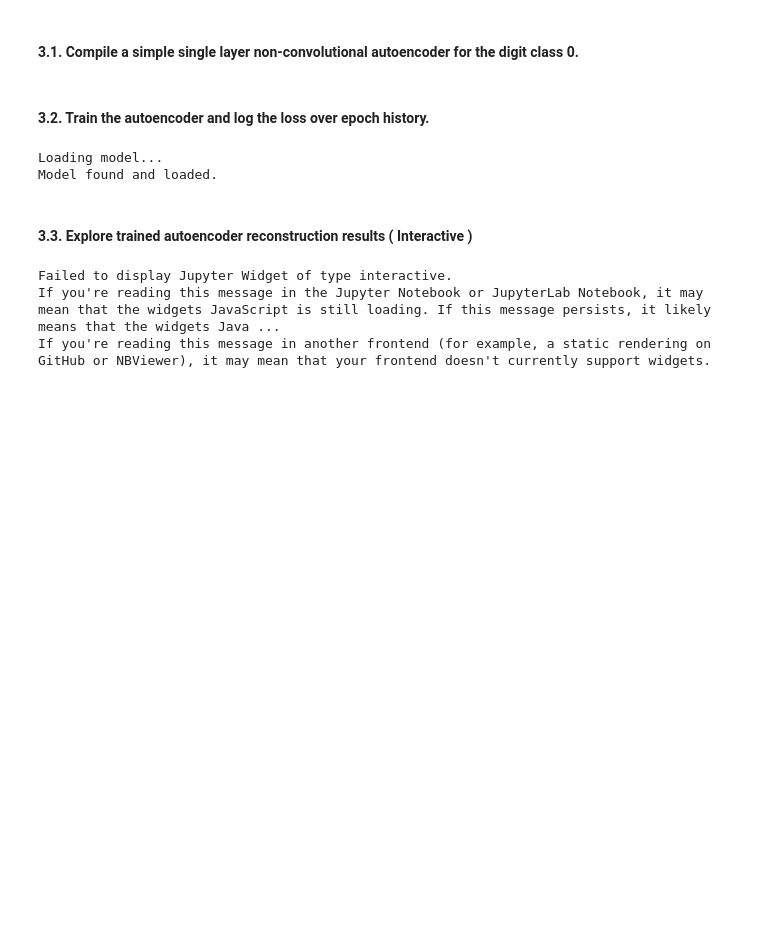
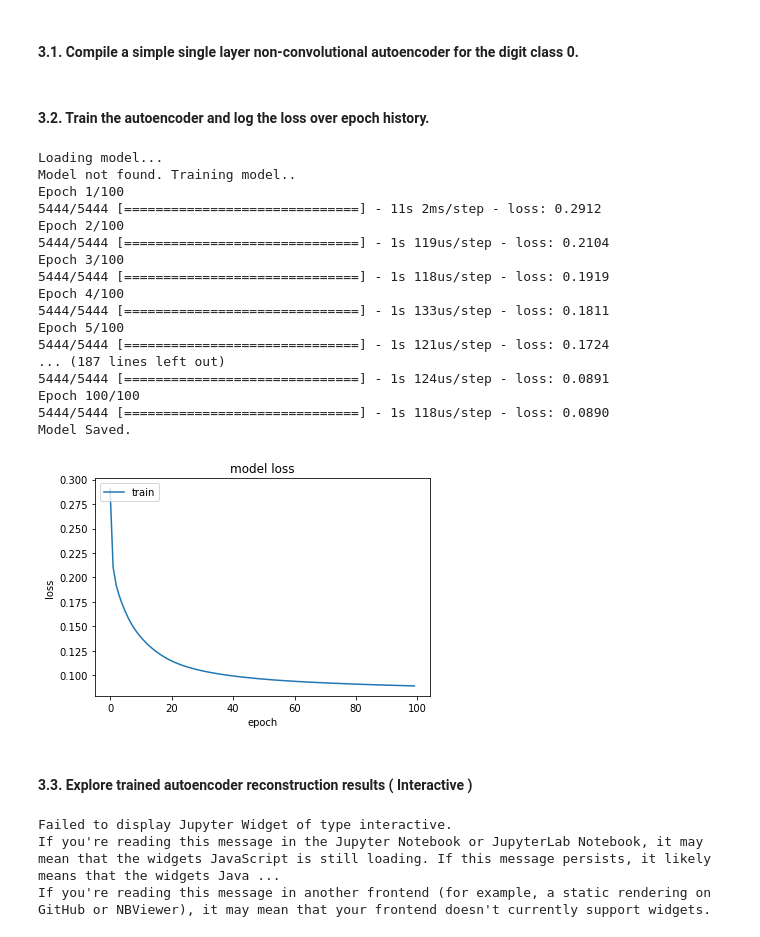
Before and after one commit to Andrewnetwork/DeepLearningInvestigations, a Jupyter notebook: MNIST/MNIST Autoencoder Experiments.ipynb, the cells around one changed output. Saved outputs shown, nothing was run; the diff lists cells and outputs as text; code cells hidden in the pictures; blank space fills up the shorter version.

```diff
--- a/MNIST/MNIST Autoencoder Experiments.ipynb
+++ b/MNIST/MNIST Autoencoder Experiments.ipynb
@@ -109,37 +111,53 @@ ae1.compile(optimizer='adadelta', loss='binary_crossentropy')
 # %% [markdown]
 #### 3.2. Train the autoencoder and log the loss over epoch history.
 # %%
-modelURI = "models/mnist_zero_autoencoder_1.h5"
+modelURI = "models/mnist_zero_autoencoder_1_64.h5"
 
 print("Loading model...")
 
 try:
     # Load model if found.
     ae1 = load_model(modelURI)
     print("Model found and loaded.")
 except:
     # Train model if model cannot be loaded.
     print("Model not found. Training model..")
 
     history = ae1.fit(digitDict[0], digitDict[0],
                     epochs=100,
                     batch_size=20,
                     shuffle=True,verbose=1)
 
     # Save our Model
     print("Model Saved.")
     ae1.save(modelURI)
 
     # summarize history for loss
     plt.plot(history.history['loss'])
     plt.title('model loss')
     plt.ylabel('loss')
     plt.xlabel('epoch')
     plt.legend(['train', 'test'], loc='upper left')
     plt.show()
 # %% [output]
 Loading model...
-Model found and loaded.
+Model not found. Training model..
+Epoch 1/100
+5444/5444 [==============================] - 11s 2ms/step - loss: 0.2912
+Epoch 2/100
+5444/5444 [==============================] - 1s 119us/step - loss: 0.2104
+Epoch 3/100
+5444/5444 [==============================] - 1s 118us/step - loss: 0.1919
+Epoch 4/100
+5444/5444 [==============================] - 1s 133us/step - loss: 0.1811
+Epoch 5/100
+5444/5444 [==============================] - 1s 121us/step - loss: 0.1724
+... (187 lines left out)
+5444/5444 [==============================] - 1s 124us/step - loss: 0.0891
+Epoch 100/100
+5444/5444 [==============================] - 1s 118us/step - loss: 0.0890
+Model Saved.
+[figure, added]
 # %% [markdown]
 #### 3.3. Explore trained autoencoder reconstruction results ( Interactive )
 # %%
```
Also changed, not shown: parts of 22 cells of this notebook, 3 other files.
